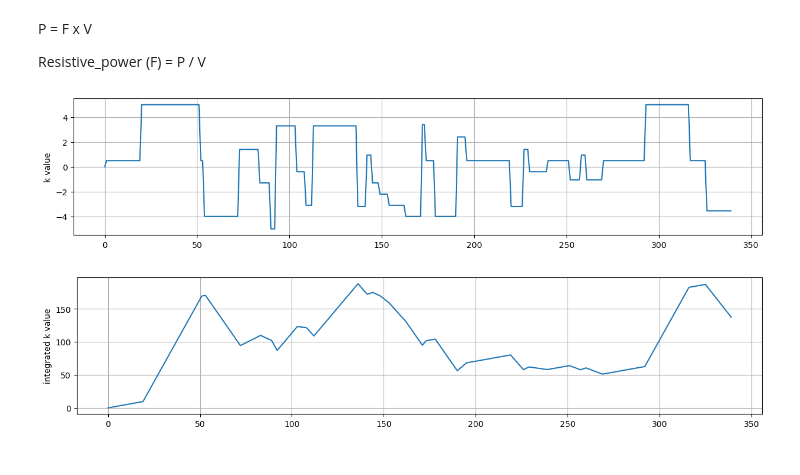
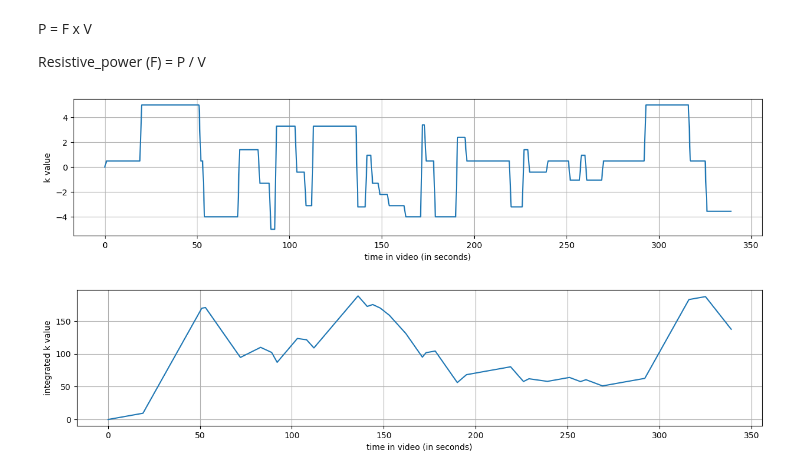
Before and after one commit to dilansenuruk/VR-Cycling-Final_Year_Project, a Jupyter notebook: Analysis.ipynb, the cells around one changed output. Drawn from its saved outputs; the diff is of its cells as text; code cells hidden in the pictures.

```diff
--- a/Analysis.ipynb
+++ b/Analysis.ipynb
@@ -15,21 +15,22 @@ Resistive_power (F) = P / V
 # %%
 # k values are adding to the F so that the user will feel a resistance
 time_values = [i for i in range(0, 340)]
 k_val = 0
 k_val_list = []
 
 for j in time_values:
     if (str(j) in res_dic.keys()):
         k_val = res_dic[str(j)]
     k_val_list.append(k_val)
 
 fig, ax = plt.subplots(1, 1, figsize=(15, 3))
 ax.plot(time_values, k_val_list)
+ax.set_xlabel("time in video (in seconds)")
 ax.set_ylabel("k value")
 ax.grid("on")
 plt.show()
 # %% [output]
-[figure, old version]
+[figure, new version]
 # %%
 # approximated path for the assigned k value sequence
 integrated_list = []
@@ -40,8 +41,9 @@ for j in k_val_list:
 
 fig, ax = plt.subplots(1, 1, figsize=(15, 3))
 ax.plot(time_values, integrated_list)
+ax.set_xlabel("time in video (in seconds)")
 ax.set_ylabel("integrated k value")
 ax.grid("on")
 plt.show()
 # %% [output]
-[figure, old version]
+[figure, new version]
```
Also changed, not shown: parts of 1 cell of this notebook.
